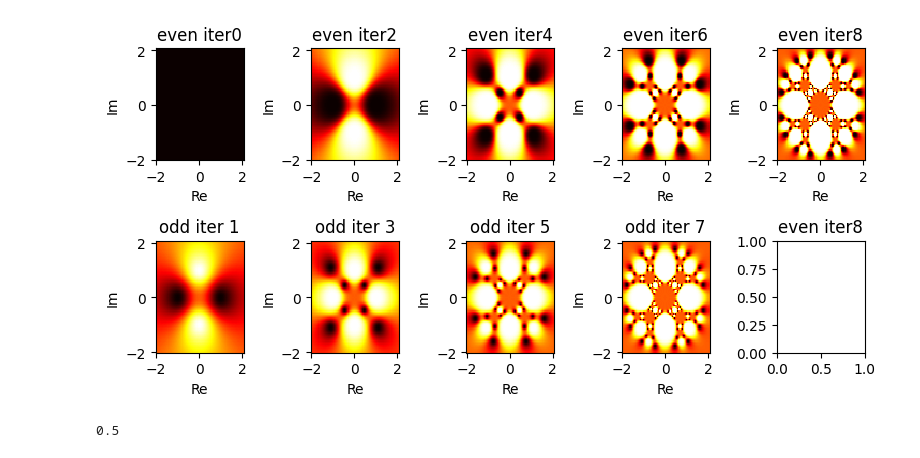
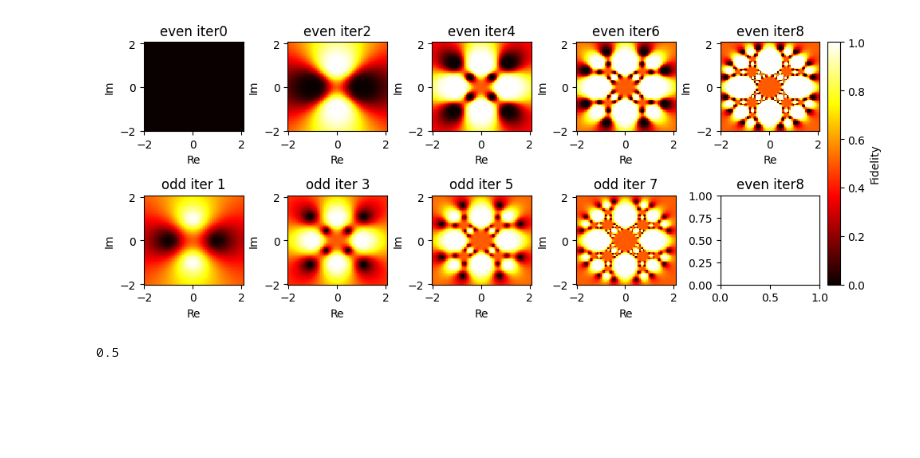
Before and after one commit to Aron9605/Wigner-Internship, a Jupyter notebook: simulation.ipynb, the cells around one changed output. Cells and saved outputs as stored; diff of their text form; code cells hidden in the pictures; blank space fills up the shorter version.

```diff
--- a/simulation.ipynb
+++ b/simulation.ipynb
@@ -17,7 +17,7 @@ swap= np.array([[1,0,0,0],
 identity = np.identity(2)
 bell= (np.array([[1],[0],[0],[1]])/np.sqrt(2)).reshape(4,)
 # %%
-fig, axs = plt.subplots(2, 5,figsize=(8, 4))
+fig, axs = plt.subplots(2, 5,figsize=(11, 4))
 
 #initializing the state
 for c in np.arange(9):
@@ -107,43 +107,39 @@ for c in np.arange(9):
 
 
     y = np.arange(-2, 2.1, 0.05)
     x = np.arange(-2, 2.1, 0.05)
     X, Y = np.meshgrid(x, y)
 
     if c%2==0:
         F_even = np.array(f_even).reshape(len(y), len(x))
 
-
-        axs[0,c//2].pcolormesh(X, Y, np.abs(F_even), cmap='hot', shading='auto', vmin=0, vmax=1)
+        mesh = axs[0,c//2].pcolormesh(X, Y, np.abs(F_even), cmap='hot', shading='auto', vmin=0, vmax=1)
         axs[0,c//2].set_title(f'even iter{c}')
-
-
         axs[0,c//2].set_xlabel('Re')  # Set x-axis label for subplot in the first column
         axs[0,c//2].set_ylabel('Im')  # Set y-axis label for subplot in the first column
 
         plt.title(f'even iter{c}')
 
 
 
 
     else:
         F_odd = np.array(f_odd).reshape(len(y), len(x))
 
-        # Plot for odd iterations in the second column
-
-        axs[1,c//2].pcolormesh(X, Y, np.abs(F_odd), cmap='hot', shading='auto', vmin=0, vmax=1)
+        mesh = axs[1,c//2].pcolormesh(X, Y, np.abs(F_odd), cmap='hot', shading='auto', vmin=0, vmax=1)
         axs[1,c//2].set_title(f'odd iter {c}')
         axs[1,c//2].set_xlabel('Re')  # Set x-axis label for subplot in the second column
         axs[1,c//2].set_ylabel('Im')  # Set y-axis label for subplot in the second column
 
         plt.title(f'odd iter {c}')
 
+plt.tight_layout()
+cbar = fig.colorbar(mesh, ax=axs.ravel().tolist(), orientation='vertical',pad=0.01)
+cbar.set_label('Fidelity')
 
-
-plt.tight_layout()
 plt.show()
 # %% [output]
-[figure, old version]
+[figure, new version]
 # %%
 lambd = 0.5
 density_matrix_bell = np.outer(bell,np.conjugate(bell))
```
Also changed, not shown: parts of 1 cell of this notebook.
